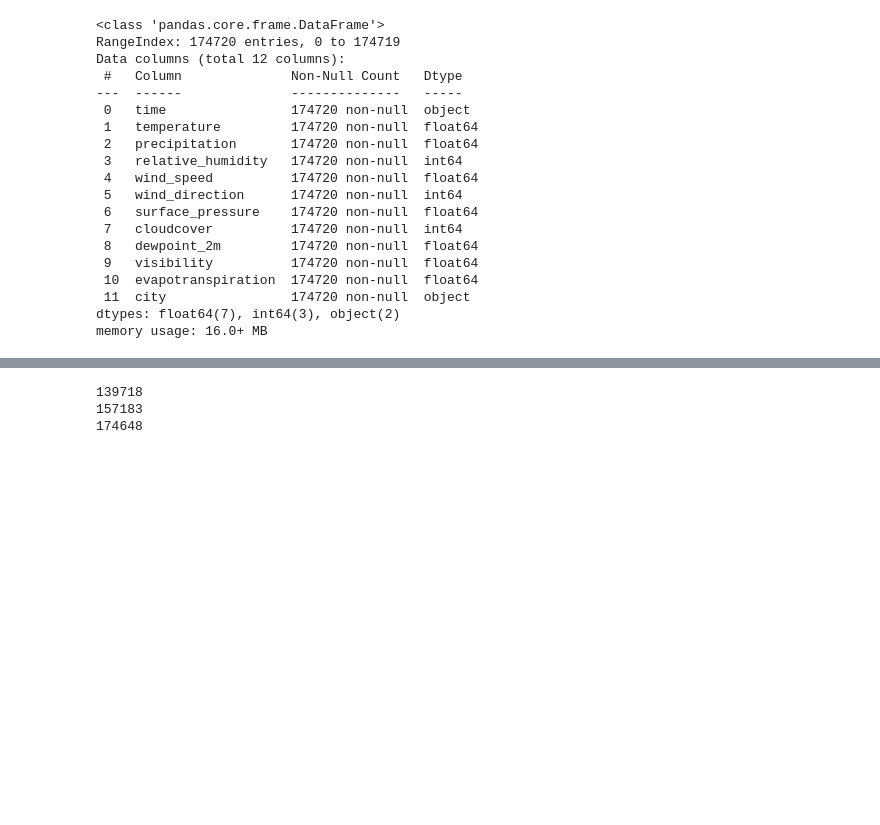
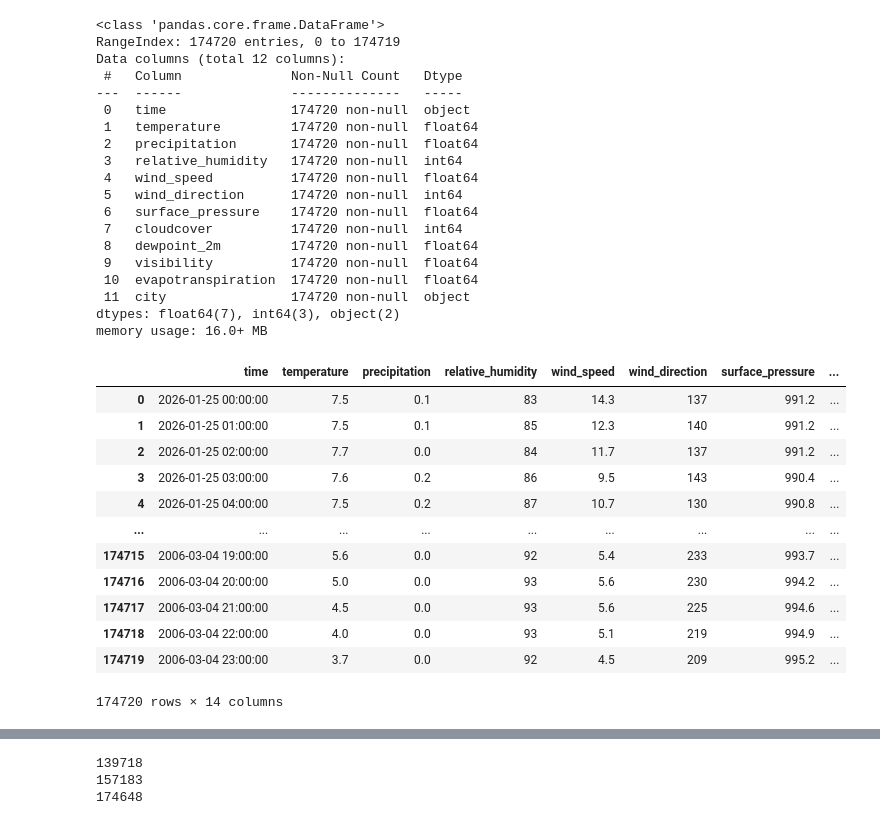
Before and after one commit to cathym20/Weather-Prediction-App, a Jupyter notebook: weather._ml.ipynb, the cells around one changed output, grey strips where cells are left out. Drawn from its saved outputs; the diff is of its cells as text; code cells hidden in the pictures; blank space fills up the shorter version.

```diff
--- a/weather._ml.ipynb
+++ b/weather._ml.ipynb
@@ -94,6 +94,22 @@ df['time']=pd.to_datetime(df['time'])
 df['hour'] = df['time'].dt.hour
 df['day'] = df['time'].dt.day
 df['month'] = df['time'].dt.month
+# %%
+df.drop('evapotranspiration',axis=1)
+# %% [output]
+|  | time | temperature | precipitation | relative_humidity | wind_speed | wind_direction | surface_pressure | ... |
+| 0 | 2026-01-25 00:00:00 | 7.5 | 0.1 | 83 | 14.3 | 137 | 991.2 | ... |
+| 1 | 2026-01-25 01:00:00 | 7.5 | 0.1 | 85 | 12.3 | 140 | 991.2 | ... |
+| 2 | 2026-01-25 02:00:00 | 7.7 | 0.0 | 84 | 11.7 | 137 | 991.2 | ... |
+| 3 | 2026-01-25 03:00:00 | 7.6 | 0.2 | 86 | 9.5 | 143 | 990.4 | ... |
+| 4 | 2026-01-25 04:00:00 | 7.5 | 0.2 | 87 | 10.7 | 130 | 990.8 | ... |
+| ... | ... | ... | ... | ... | ... | ... | ... | ... |
+| 174715 | 2006-03-04 19:00:00 | 5.6 | 0.0 | 92 | 5.4 | 233 | 993.7 | ... |
+| 174716 | 2006-03-04 20:00:00 | 5.0 | 0.0 | 93 | 5.6 | 230 | 994.2 | ... |
+| 174717 | 2006-03-04 21:00:00 | 4.5 | 0.0 | 93 | 5.6 | 225 | 994.6 | ... |
+| 174718 | 2006-03-04 22:00:00 | 4.0 | 0.0 | 93 | 5.1 | 219 | 994.9 | ... |
+| 174719 | 2006-03-04 23:00:00 | 3.7 | 0.0 | 92 | 4.5 | 209 | 995.2 | ... |
+174720 rows × 14 columns
 # %%
 df['relative_humidity_lag'] = df['relative_humidity'].shift(-72)
 df['surface_pressure_lag'] = df['surface_pressure'].shift(-72)
```
Also changed, not shown: parts of 7 cells of this notebook.
